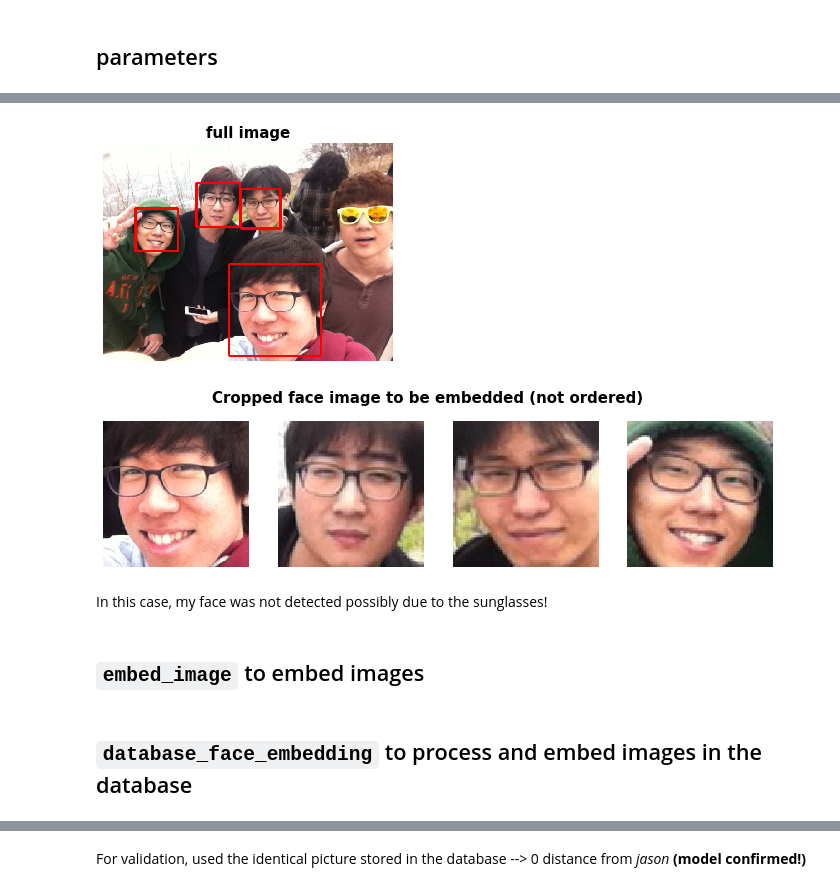
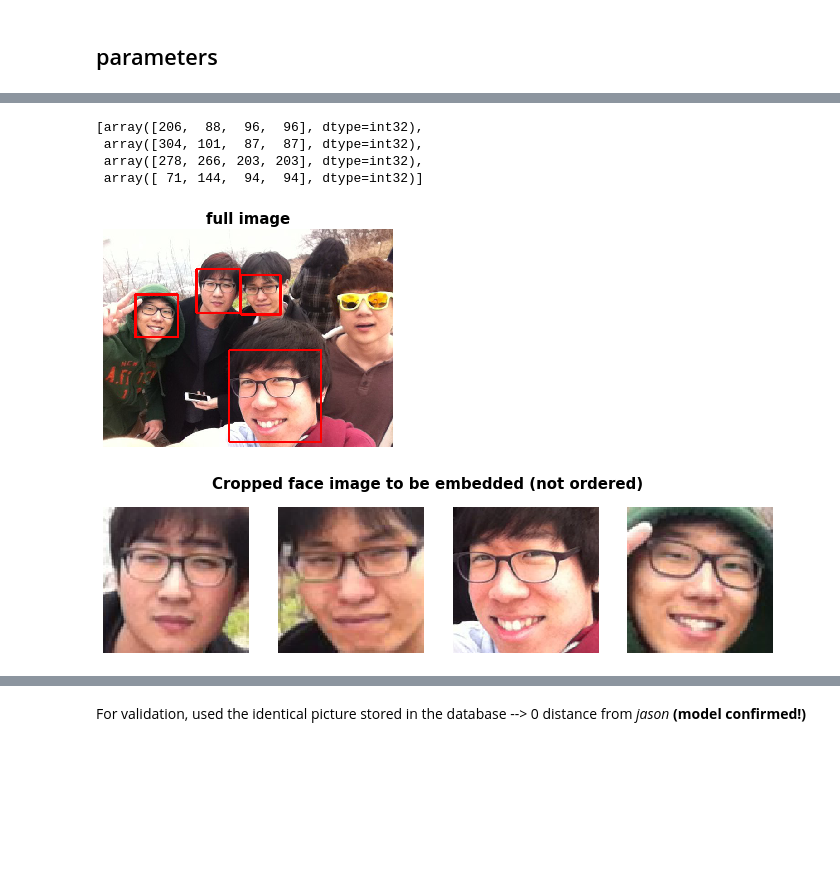
Before and after one commit to sungsujaing/TV_time_tracking_face_recognition, a Jupyter notebook: TV_time_tracking_face_recognition_v3.ipynb, the cells around one changed output, grey strips where cells are left out. Cells and saved outputs as stored; diff of their text form; code cells hidden in the pictures; blank space fills up the shorter version.

```diff
--- a/TV_time_tracking_face_recognition_v3.ipynb
+++ b/TV_time_tracking_face_recognition_v3.ipynb
@@ -46,31 +239,0 @@ test_img_james_yena = cv2.imread('test/james_yena.png')
-# %%
-def detect_face(img,fc=face_cascade,flag='db'):
-    '''
-    default: flag = 'db' --> assume only one face is present in the image and return only 1 face
-    flag = 'new' --> if to embed new images (possibly multiple faces)
-    '''
-    img_color = cv2.cvtColor(img, cv2.COLOR_BGR2RGB)
-    img_grey = cv2.cvtColor(img, cv2.COLOR_BGR2GRAY)
-    height,width = img_grey.shape
-    faces_raw = fc.detectMultiScale(img_grey) # higher accuracy for faces with black glasses
-    faces = []
-    for face in faces_raw:
-        if face[2] > (min(height,width)/box_size_factor):
-            faces.append(face)
-    if flag == 'db':
-        face_box = [0,0,0,0]
-        for (x, y, w, h) in faces:
-            if w > face_box[2]:
-                face_box = [x,y,w,h] # IGNOTE ALL OTHER FALSY FACE BOXES
-        x,y,w,h = face_box
-        cropped_list = img_color[y:y+h,x:x+w].copy() # crop without a bounding box
-        cropped_list = [cropped_list]
-        img_color = cv2.rectangle(img_color, (x, y), (x+w, y+h), (255,0,0), 4)
-    if flag == 'new':
-        cropped_list = []
-        for (x, y, w, h) in faces: # crop without a bounding box
-            cropped = img_color[y:y+h,x:x+w].copy()
-            cropped_list.append(cropped)
-        for (x, y, w, h) in faces:
-            img_color = cv2.rectangle(img_color, (x, y), (x+w, y+h), (255,0,0), 4)
-    return img_color,cropped_list,faces
@@ -115,9 +248,9 @@ plot_detect_face(db_img_sean)
 # %%
-plot_detect_face(test_img_multi,flag='new')
+detect_face(test_img_multi,fc=face_cascade,flag='new',plot=True)
 # %% [output]
+[array([206,  88,  96,  96], dtype=int32),
+ array([304, 101,  87,  87], dtype=int32),
+ array([278, 266, 203, 203], dtype=int32),
+ array([ 71, 144,  94,  94], dtype=int32)]
 [figure]
-[figure, old version]
+[figure, new version]
-# %% [markdown]
-In this case, my face was not detected possibly due to the sunglasses!
-# %% [markdown]
-## `embed_image` to embed images
@@ -135,2 +256,0 @@ def embed_image(face_img,model):
-# %% [markdown]
-## `database_face_embedding` to process and embed images in the database
```
Also changed, not shown: parts of 42 cells of this notebook, 1 other file.
